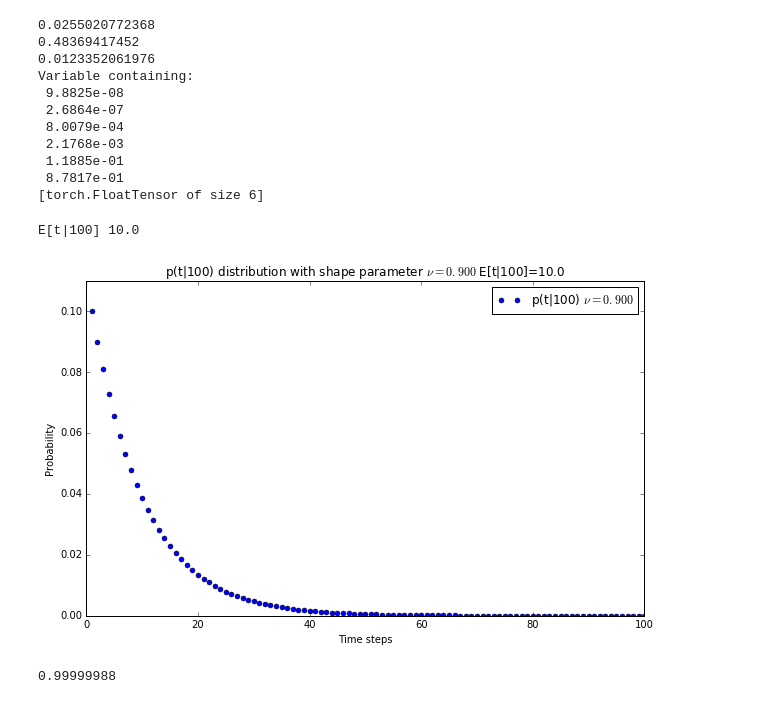
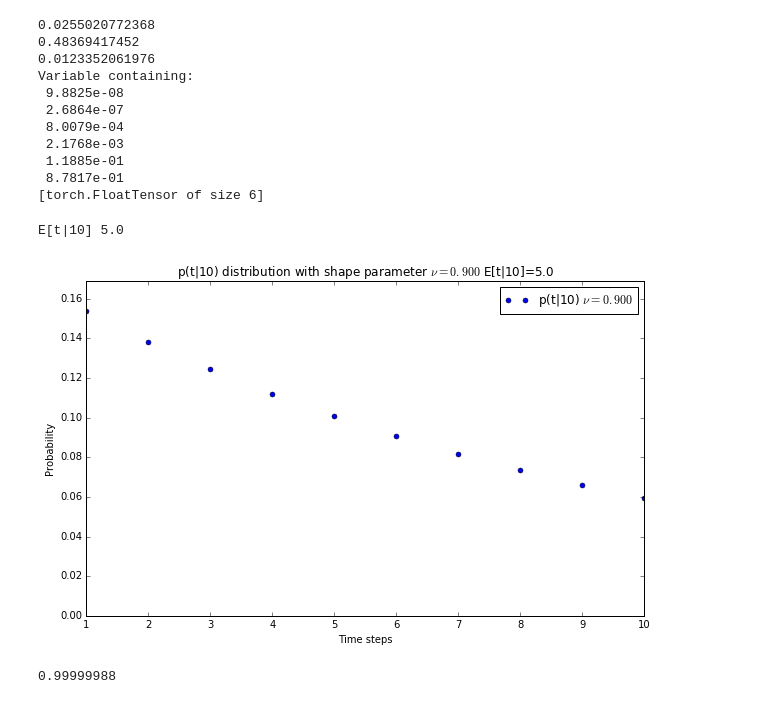
Before and after one commit to toologicbv/meta_learner, a Jupyter notebook: pytorch_expers.ipynb, the cells around one changed output. Cells and saved outputs as stored; diff of their text form; code cells hidden in the pictures.

```diff
--- a/pytorch_expers.ipynb
+++ b/pytorch_expers.ipynb
@@ -181,18 +181,18 @@ Variable containing:
 [torch.FloatTensor of size 6]
 # %%
 q = 0.9
-T=100
+T=10
 pmf_t_T = ConditionalTimeStepDist(T, q)
 print("E[t|{}] {}".format(T, pmf_t_T.mean))
 priors = Variable(torch.from_numpy(pmf_t_T.pmfunc(T=T, normalize=True)).float())
 
 samples = pmf_t_T.rvs(n=1000000)
 # plt.hist(samples, bins=T, normed=True)
 pmf_t_T.plot_pmf(do_save=False, do_show=True, marker_size=5)
 # print("{}".format(np.array_str(priors.data.numpy())))
 # %% [output]
-E[t|100] 10.0
+E[t|10] 5.0
-[figure, old version]
+[figure, new version]
 # %%
 np.sum(priors.data.numpy())
 # %% [output]
```
Also changed, not shown: 6 other files.
